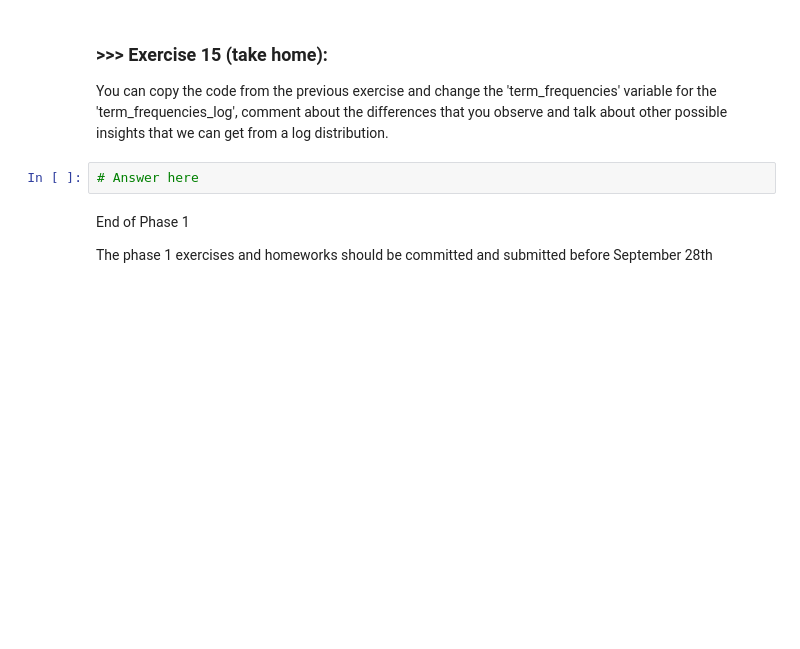
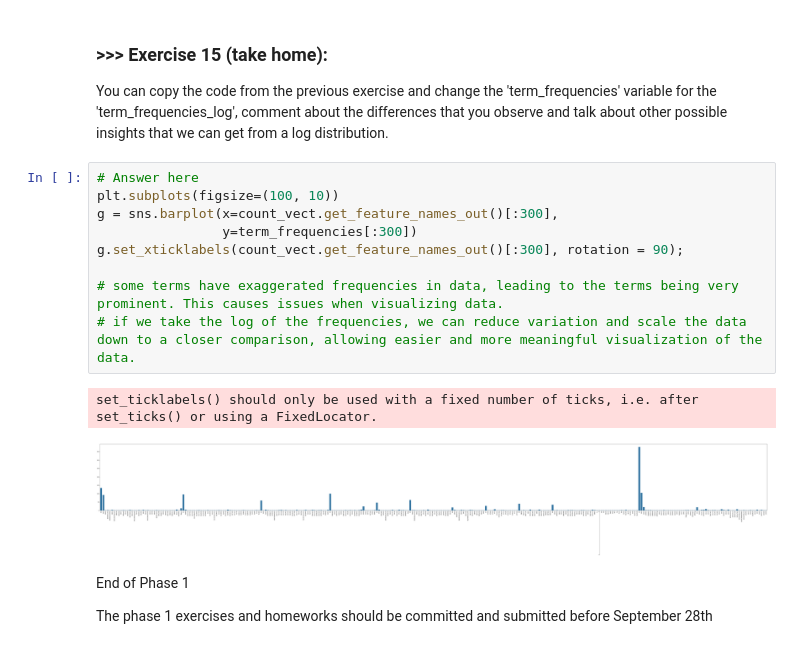
Before and after one commit to attackofthetitan/DM2025-Lab1-Exercise, a Jupyter notebook: DM2025-Lab1-Master.ipynb, the cells around one changed output. Drawn from its saved outputs; the diff is of its cells as text; blank space fills up the shorter version.

```diff
--- a/DM2025-Lab1-Master.ipynb
+++ b/DM2025-Lab1-Master.ipynb
@@ -1227,8 +1261,18 @@ Besides observing a complete transformation on the disrtibution, notice the scal
 # %% [markdown]
 ### >>> **Exercise 15 (take home):**
 You can copy the code from the previous exercise and change the 'term_frequencies' variable for the 'term_frequencies_log', comment about the differences that you observe and talk about other possible insights that we can get from a log distribution.
-# %%
-# Answer here
+# %%
+# Answer here
+plt.subplots(figsize=(100, 10))
+g = sns.barplot(x=count_vect.get_feature_names_out()[:300],
+                y=term_frequencies[:300])
+g.set_xticklabels(count_vect.get_feature_names_out()[:300], rotation = 90);
+
+# some terms have exaggerated frequencies in data, leading to the terms being very prominent. This causes issues when visualizing data.
+# if we take the log of the frequencies, we can reduce variation and scale the data down to a closer comparison, allowing easier and more meaningful visualization of the data.
+# %% [output]
+set_ticklabels() should only be used with a fixed number of ticks, i.e. after set_ticks() or using a FixedLocator.
+[figure, added]
 # %% [markdown]
 End of Phase 1
 
```
Also changed, not shown: parts of 9 cells of this notebook.
